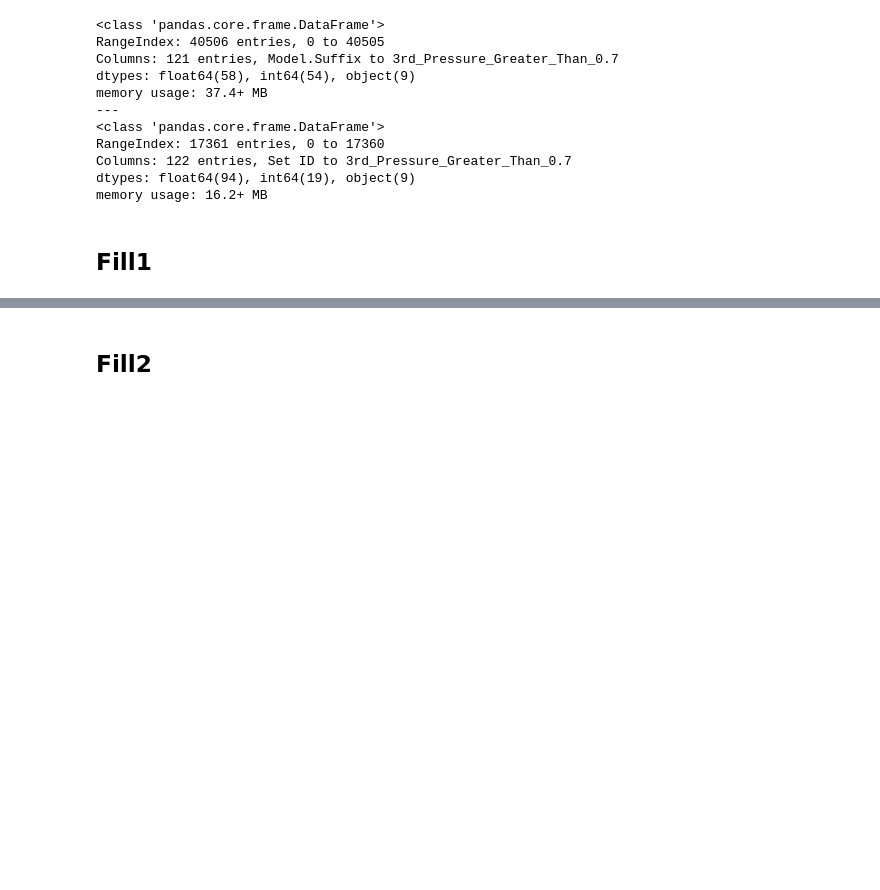
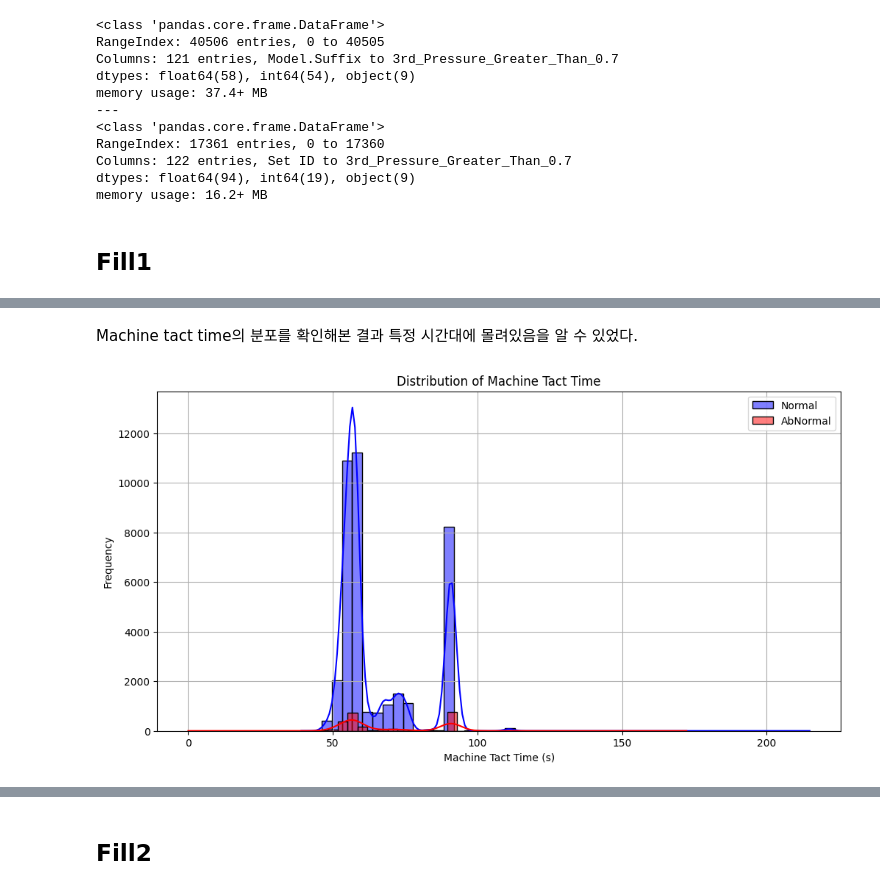
Before and after one commit to dyk9916/Lg_aimers5, a Jupyter notebook: total_code.ipynb, the cells around one changed output, grey strips where cells are left out. Cells and saved outputs as stored; diff of their text form; code cells hidden in the pictures; blank space fills up the shorter version.

Commit message:
0809_fill1_eda

```diff
--- a/total_code.ipynb
+++ b/total_code.ipynb
@@ -355,0 +375,4 @@ memory usage: 16.2+ MB
+# %%
+# Extracting the specified columns
+extracted_columns = train_data.filter(regex='(Model\.Suffix|Workorder|target|Fill1)')
+extracted_data = extracted_columns
@@ -355,0 +439,20 @@ memory usage: 16.2+ MB
+# %% [markdown]
+Machine tact time의 분포를 확인해본 결과 특정 시간대에 몰려있음을 알 수 있었다.
+# %%
+# Filter the data for abnormal and normal
+abnormal_data = extracted_data[extracted_data['target'] == 'AbNormal']
+normal_data = extracted_data[extracted_data['target'] == 'Normal']
+
+# Plot the distribution
+plt.figure(figsize=(12, 6))
+sns.histplot(normal_data['Machine Tact time Collect Result_Fill1'], bins=50, kde=True, color='blue', label='Normal')
+sns.histplot(abnormal_data['Machine Tact time Collect Result_Fill1'], bins=50, kde=True, color='red', label='AbNormal')
+
+plt.title('Distribution of Machine Tact Time')
+plt.xlabel('Machine Tact Time (s)')
+plt.ylabel('Frequency')
+plt.legend()
+plt.grid(True)
+plt.show()
+# %% [output]
+[figure, added]
```
Also changed, not shown: parts of 17 cells of this notebook, 2 other files.
